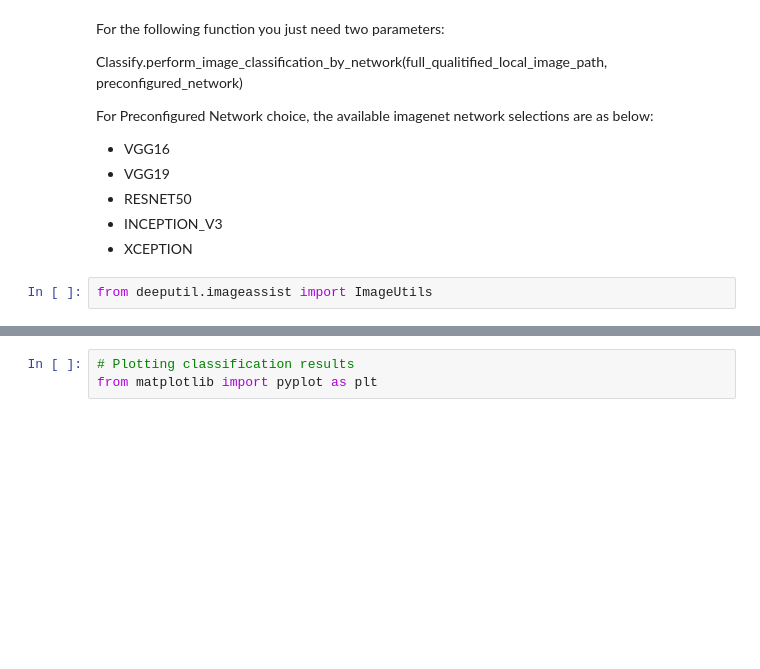
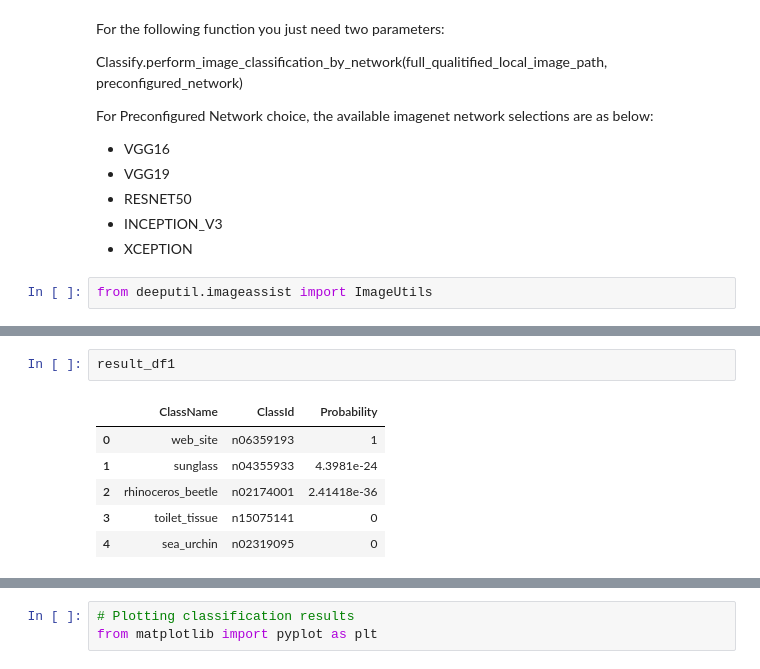
Before and after one commit to Avkash/deeputil, a Jupyter notebook: examples/notebooks/OneLineImageClassificationDemo.ipynb, the cells around one changed output, grey strips where cells are left out. Saved outputs shown, nothing was run; the diff lists cells and outputs as text; blank space fills up the shorter version.

```diff
--- a/examples/notebooks/OneLineImageClassificationDemo.ipynb
+++ b/examples/notebooks/OneLineImageClassificationDemo.ipynb
@@ -43,3 +44,12 @@ Now perform image classification based in selected network
 Starting process to generate classes probabilities now..
 Classification completed, now generating prediction dataframe ..
 Classification is done!!
+# %%
+result_df1
+# %% [output]
+|  | ClassName | ClassId | Probability |
+| 0 | web_site | n06359193 | 1 |
+| 1 | sunglass | n04355933 | 4.3981e-24 |
+| 2 | rhinoceros_beetle | n02174001 | 2.41418e-36 |
+| 3 | toilet_tissue | n15075141 | 0 |
+| 4 | sea_urchin | n02319095 | 0 |
```
Also changed, not shown: parts of 9 cells of this notebook, 2 other files.
